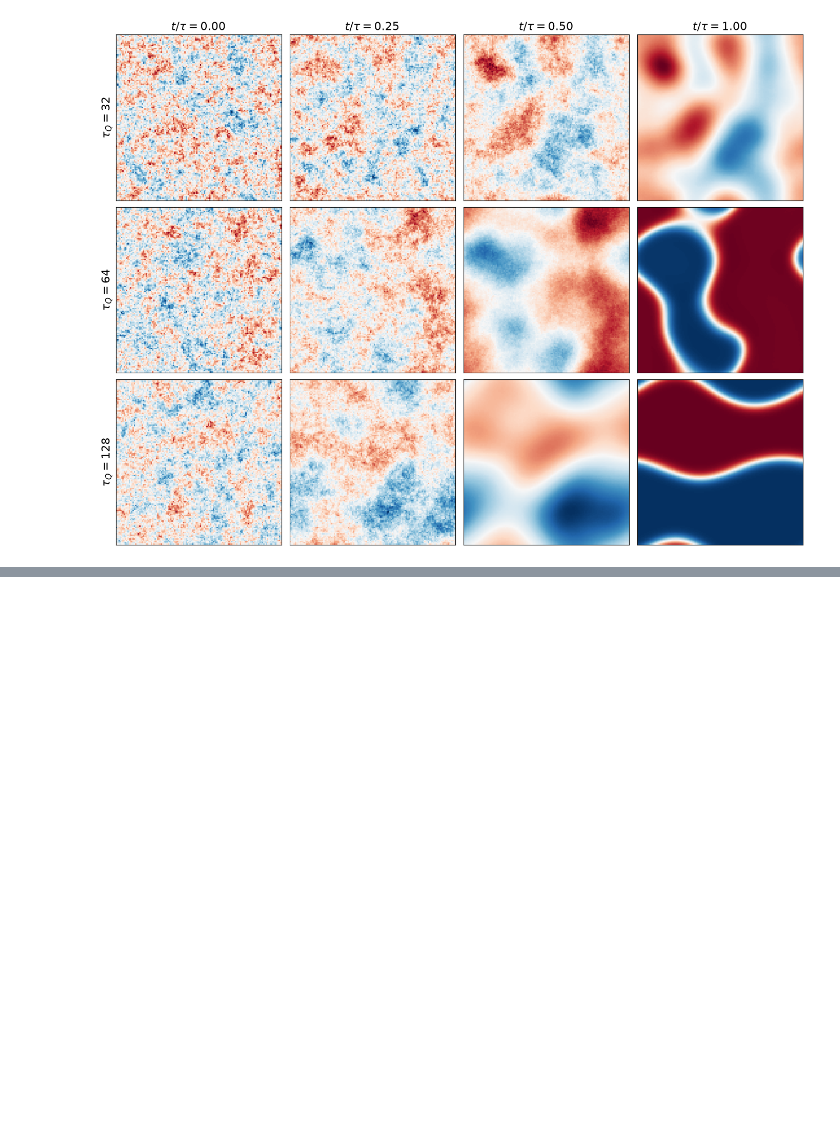
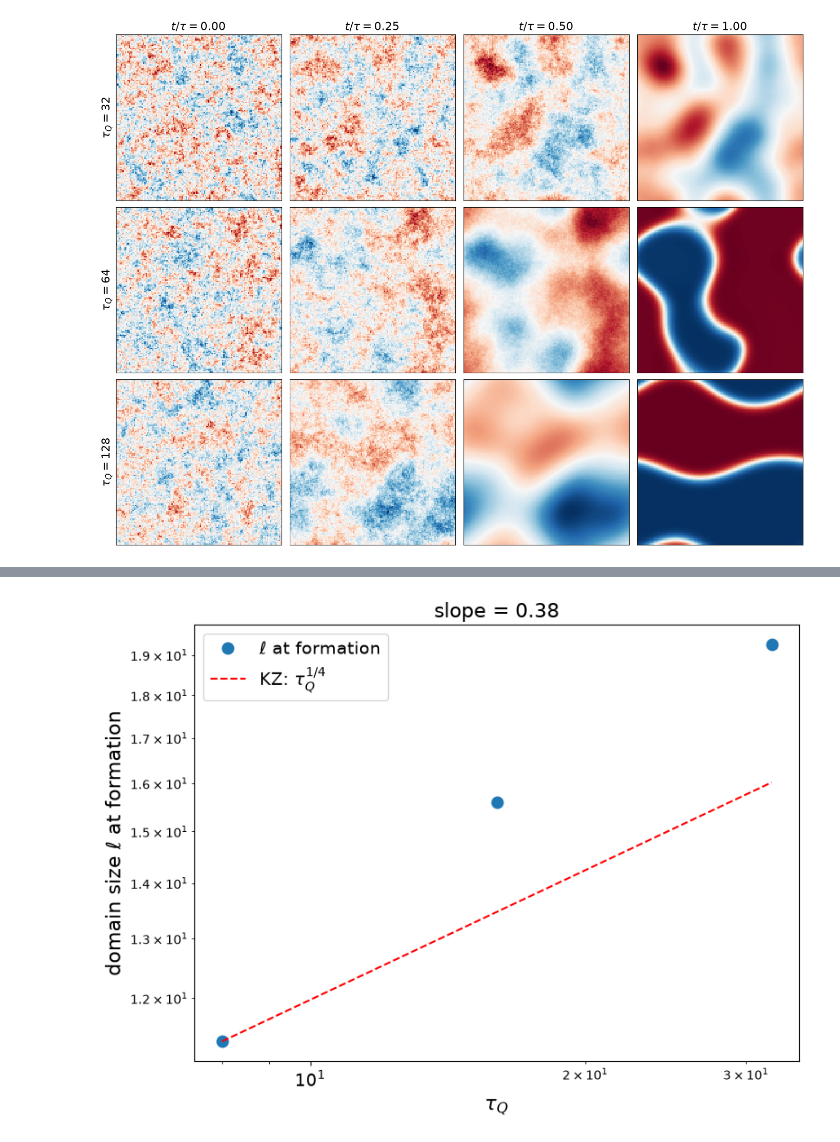
Before and after one commit to KristianMunnikhuis/MachineLearningKZ, a Jupyter notebook: notebooks/02_2D_extension.ipynb, the cells around one changed output, grey strips where cells are left out. Cells and saved outputs as stored; diff of their text form; code cells hidden in the pictures; blank space fills up the shorter version.

```diff
--- a/notebooks/02_2D_extension.ipynb
+++ b/notebooks/02_2D_extension.ipynb
@@ -35,0 +143,19 @@ plt.show()
+# %%
+# ---- inputs ----
+TAUS  = [9, 13, 20, 32, 64, 128]
+CS    = [2, 3, 4, 6]
+DX, ETA = 0.5, 1.0
+
+print("ell / xi_hat at t = C * t_hat")
+print(f"{'tau':>5} " + " ".join(f"{'C='+str(C):>7}" for C in CS))
+for tau in TAUS:
+    d = an.load_chunk(tau)
+    N = int(d["N"])
+    t_hat  = np.sqrt(2 * ETA * tau)
+    xi_hat = np.sqrt(2) * (tau / (2 * ETA))**0.25
+    row = []
+    for C in CS:
+        X, _ = an.snapshot_at(d, C * t_hat)
+        ell  = (N * DX)**2 / an.wall_length(X, dx=DX).mean()
+        row.append(ell / xi_hat)
+    print(f"{tau:>5} " + " ".join(f"{v:7.2f}" for v in row))
@@ -35,0 +171,61 @@ plt.show()
+# %%
+# ---- inputs ----
+import src.kz_2d as kz2
+TAUS     = [8, 16, 32]
+N        = 128          # bigger box so large tau isn't finite-size limited
+N_REAL   = 6           # samples per tau
+FRAC     = 0.5          # formation: phi_rms reaches FRAC * sqrt(eps)
+SEED     = 0
+FONTSIZE = 16
+
+kz2.dx, kz2.eta, kz2.theta = 0.5, 1.0, 1e-8
+kz2.EPS_I, kz2.EPS_F = -1.5, 1.0
+kz2.N = N
+kz2.EPS_I, kz2.EPS_F = -1.5, 3.0       # ramp further so every tau reaches formation
+taus, ell, t_f = [], [], []
+for tau in TAUS:
+    kz2.TAU = float(tau)
+    t_hist, dt = kz2.make_time_grid(n_steps=int(round(10 * (kz2.EPS_F - kz2.EPS_I) * tau)))   # keeps dt = 0.1
+    t0, t1 = t_hist[0], t_hist[-1]
+
+    rng = np.random.default_rng(SEED)
+    phi = np.zeros((N_REAL, N, N))
+    pi  = np.zeros((N_REAL, N, N))
+    amp = np.sqrt(2 * kz2.eta * kz2.theta * dt / kz2.dx**2)
+
+    # evolve until the field reaches FRAC of its equilibrium amplitude, then measure walls
+    for step in range(1, len(t_hist)):
+        phi, pi = kz2.rk4_step(phi, pi, t_hist[step - 1], dt, t0, t1)
+        pi += amp * rng.standard_normal(phi.shape)
+        t   = t_hist[step]
+        eps = t / tau
+        if eps > 0 and np.sqrt((phi**2).mean()) >= FRAC * np.sqrt(eps):
+            break
+
+    w = kz2.wall_length(phi).mean()
+    taus.append(tau)
+    ell.append((N * kz2.dx)**2 / w)
+    t_f.append(t)
+    t_hat  = np.sqrt(2 * kz2.eta * tau)
+    xi_hat = np.sqrt(2) * (tau / (2 * kz2.eta))**0.25
+    print(f"tau={tau:4d}  t_f={t:6.1f}  t_f/t_hat={t / t_hat:4.2f}  "
+          f"ell={ell[-1]:6.2f}  xi_hat={xi_hat:5.2f}  ell/xi_hat={ell[-1] / xi_hat:4.2f}")
+
+taus, ell = np.array(taus), np.array(ell)
+slope = np.polyfit(np.log(taus), np.log(ell), 1)[0]
+print(f"\nfitted slope = {slope:.3f}    KZ prediction = +0.250")
+
+# ---- plot ----
+plt.figure(figsize=(8, 6))
+plt.plot(taus, ell, "o", ms=9, label=r"$\ell$ at formation")
+plt.plot(taus, ell[0] * (taus / taus[0])**0.25, "r--", lw=1.5, label=r"KZ: $\tau_Q^{1/4}$")
+plt.xscale("log"); plt.yscale("log")
+plt.xlabel(r"$\tau_Q$", fontsize=FONTSIZE)
+plt.ylabel(r"domain size $\ell$ at formation", fontsize=FONTSIZE)
+plt.title(rf"slope = {slope:.2f}", fontsize=FONTSIZE)
+plt.tick_params(labelsize=FONTSIZE - 2)
+plt.legend(fontsize=FONTSIZE - 2)
+plt.tight_layout()
+plt.savefig("../figures/2d/kz_scaling.png", dpi=150)
+plt.show()
+# %% [output]
@@ -35,0 +237 @@ plt.show()
+[figure, added]
```
Also changed, not shown: parts of 5 cells of this notebook, 11 other files.
